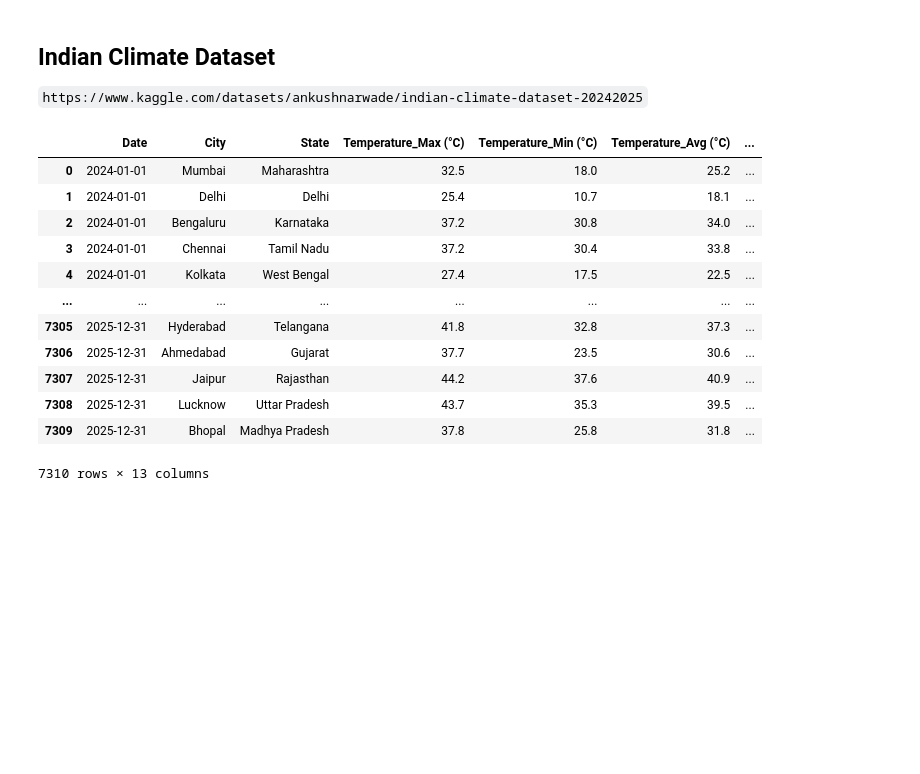
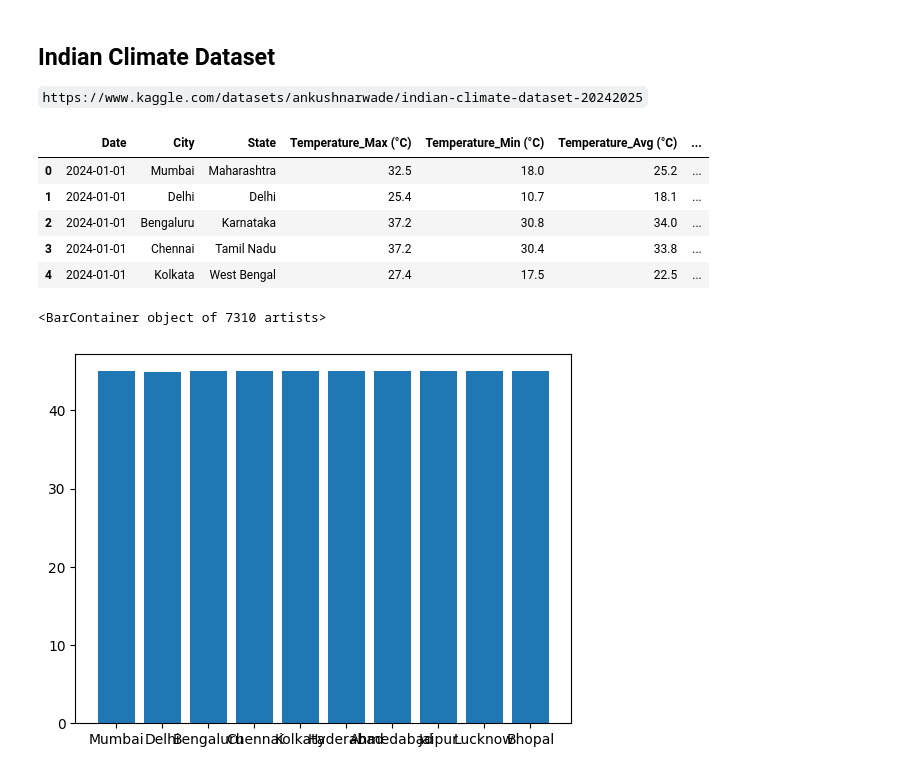
Before and after one commit to fahim-506/eda-with-python, a Jupyter notebook: practice_dataset/data_manipulation.ipynb, the cells around one changed output. Cells and saved outputs as stored; diff of their text form; code cells hidden in the pictures; blank space fills up the shorter version.

```diff
--- a/practice_dataset/data_manipulation.ipynb
+++ b/practice_dataset/data_manipulation.ipynb
@@ -7,17 +10,15 @@ import pandas as pd
 # %%
 df = pd.read_csv('Indian Climate Dataset 2024-2025.csv')
-df
+df.head()
 # %% [output]
 |  | Date | City | State | Temperature_Max (°C) | Temperature_Min (°C) | Temperature_Avg (°C) | ... |
 | 0 | 2024-01-01 | Mumbai | Maharashtra | 32.5 | 18.0 | 25.2 | ... |
 | 1 | 2024-01-01 | Delhi | Delhi | 25.4 | 10.7 | 18.1 | ... |
 | 2 | 2024-01-01 | Bengaluru | Karnataka | 37.2 | 30.8 | 34.0 | ... |
 | 3 | 2024-01-01 | Chennai | Tamil Nadu | 37.2 | 30.4 | 33.8 | ... |
 | 4 | 2024-01-01 | Kolkata | West Bengal | 27.4 | 17.5 | 22.5 | ... |
-| ... | ... | ... | ... | ... | ... | ... | ... |
-| 7305 | 2025-12-31 | Hyderabad | Telangana | 41.8 | 32.8 | 37.3 | ... |
-| 7306 | 2025-12-31 | Ahmedabad | Gujarat | 37.7 | 23.5 | 30.6 | ... |
-| 7307 | 2025-12-31 | Jaipur | Rajasthan | 44.2 | 37.6 | 40.9 | ... |
-| 7308 | 2025-12-31 | Lucknow | Uttar Pradesh | 43.7 | 35.3 | 39.5 | ... |
-| 7309 | 2025-12-31 | Bhopal | Madhya Pradesh | 37.8 | 25.8 | 31.8 | ... |
-7310 rows × 13 columns
+# %%
+plt.bar(df['City'],df['Temperature_Max (°C)'])
+# %% [output]
+<BarContainer object of 7310 artists>
+[figure, added]
```
Also changed, not shown: parts of 61 cells of this notebook.
